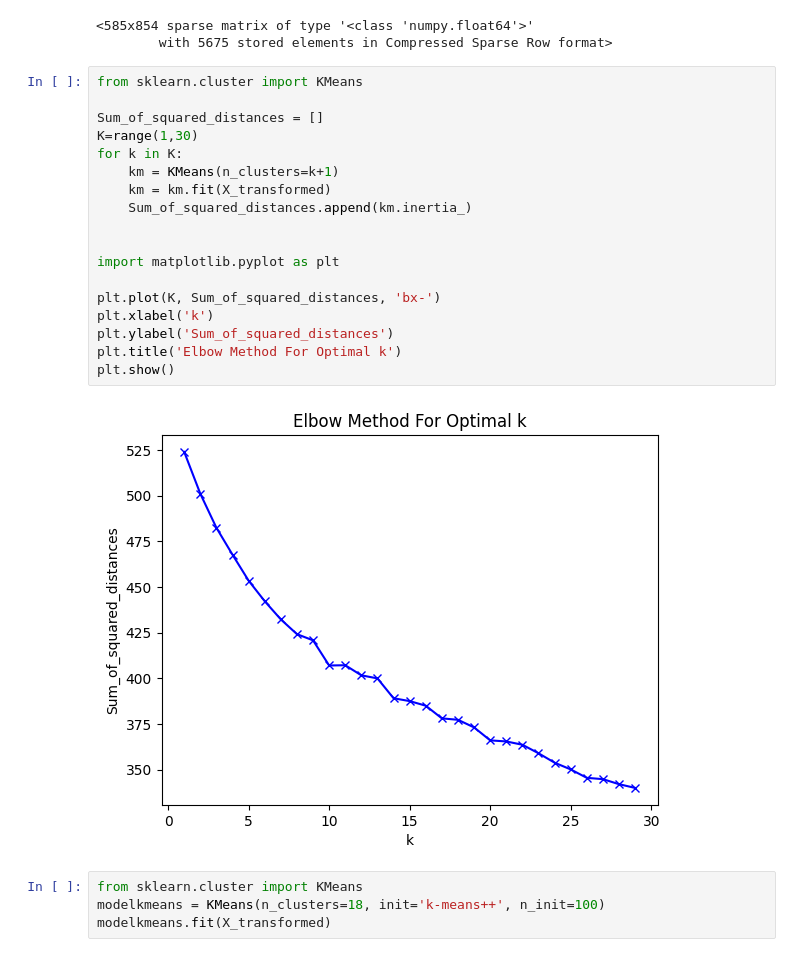
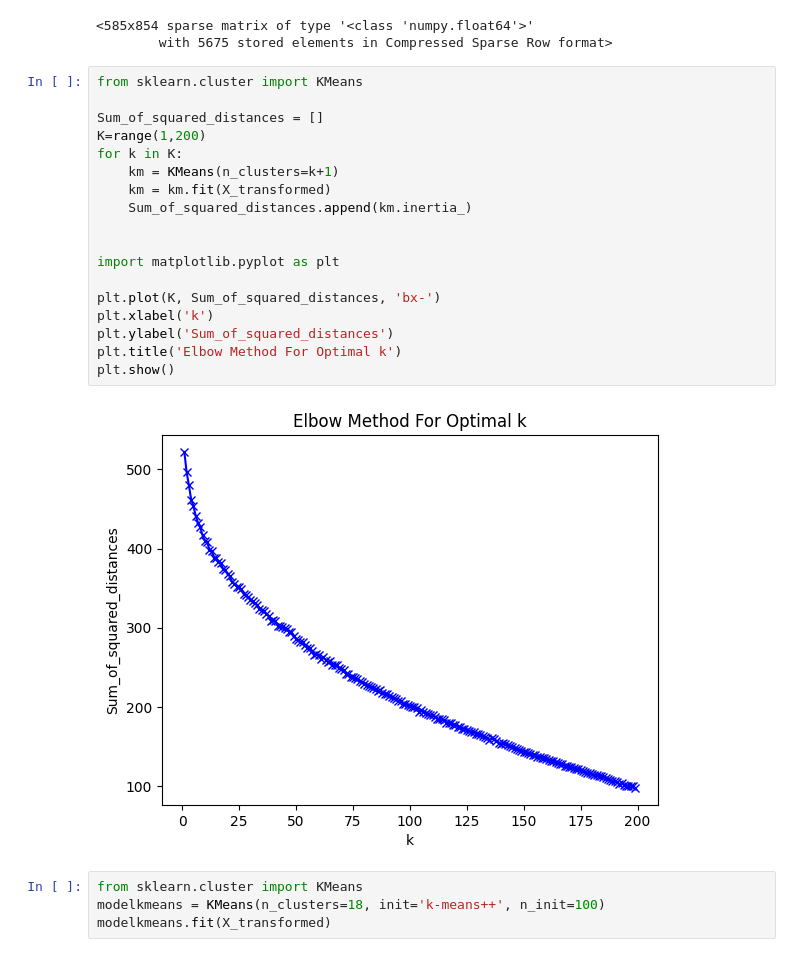
Before and after one commit to depgh431/university_chatbot, a Jupyter notebook: Untitled-1.ipynb, the cells around one changed output. Saved outputs shown, nothing was run; the diff lists cells and outputs as text.

```diff
--- a/Untitled-1.ipynb
+++ b/Untitled-1.ipynb
@@ -89,23 +89,23 @@ X_transformed
 # %%
 from sklearn.cluster import KMeans
 
 Sum_of_squared_distances = []
-K=range(1,30)
+K=range(1,200)
 for k in K:
     km = KMeans(n_clusters=k+1)
     km = km.fit(X_transformed)
     Sum_of_squared_distances.append(km.inertia_)
 
 
 import matplotlib.pyplot as plt
 
 plt.plot(K, Sum_of_squared_distances, 'bx-')
 plt.xlabel('k')
 plt.ylabel('Sum_of_squared_distances')
 plt.title('Elbow Method For Optimal k')
 plt.show()
 # %% [output]
-[figure, old version]
+[figure, new version]
 # %%
 from sklearn.cluster import KMeans
 modelkmeans = KMeans(n_clusters=18, init='k-means++', n_init=100)
```
Also changed, not shown: parts of 9 cells of this notebook, 24 other files.
